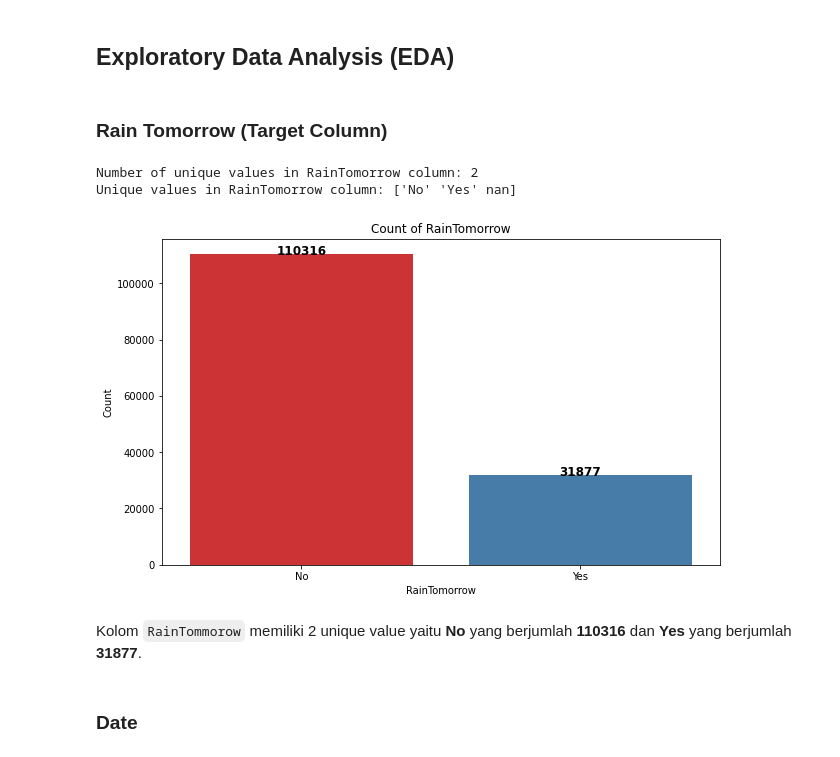
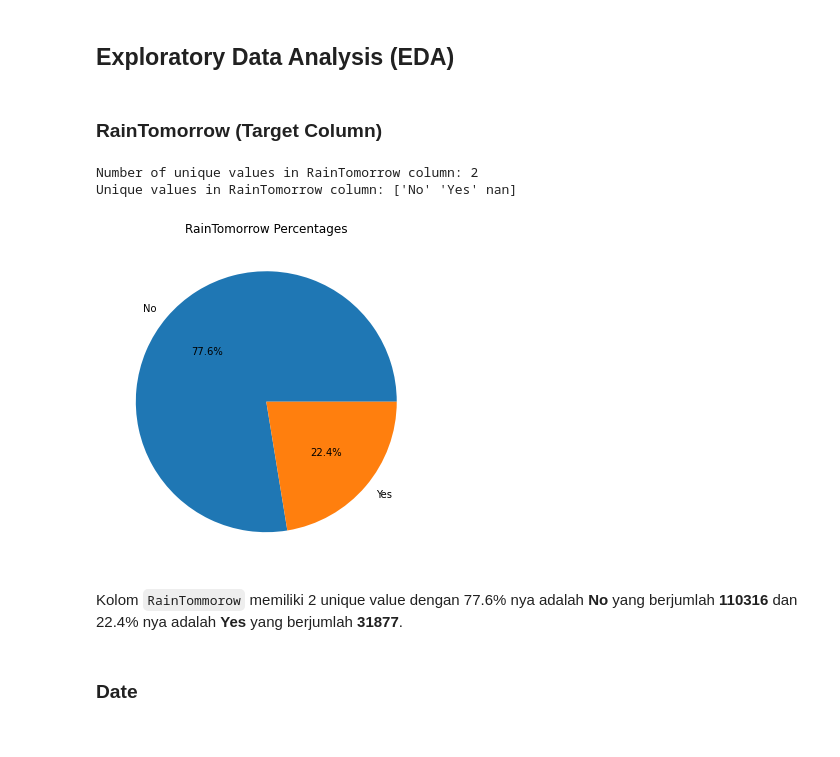
Before and after one commit to Penzragon/h8dsft_P1W1LGSVM, a Jupyter notebook: script.ipynb, the cells around one changed output. Saved outputs shown, nothing was run; the diff lists cells and outputs as text; code cells hidden in the pictures.

```diff
--- a/script.ipynb
+++ b/script.ipynb
@@ -206,30 +206,22 @@ Dapat dilihat sekarang kolom `Date` sudah bertipe data **datetime64[ns]**.
 # %% [markdown]
 ## Exploratory Data Analysis (EDA)
 # %% [markdown]
-### Rain Tomorrow (Target Column)
+### RainTomorrow (Target Column)
 # %%
 print(f'Number of unique values in RainTomorrow column: {weather.RainTomorrow.nunique()}')
 print(f'Unique values in RainTomorrow column: {weather.RainTomorrow.unique()}')
 # %% [output]
 Number of unique values in RainTomorrow column: 2
 Unique values in RainTomorrow column: ['No' 'Yes' nan]
-# %%
-plt.figure(figsize=(10, 6))
-fig = sns.countplot(x='RainTomorrow', data=weather, palette='Set1')
-for p in fig.patches:
-    height = p.get_height()
-    fig.text(p.get_x() + p.get_width() / 2.,
-             height,
-             f'{height}',
-             ha="center", fontsize=12, fontweight='bold')
-plt.title('Count of RainTomorrow')
-plt.xlabel('RainTomorrow')
-plt.ylabel('Count')
-plt.show()
-# %% [output]
-[figure, removed]
+# %%
+plt.figure(figsize=(10, 6))
+plt.pie(weather.groupby('RainTomorrow').size(), labels=weather.groupby('RainTomorrow').size().index, autopct='%1.1f%%')
+plt.title('RainTomorrow Percentages')
+plt.show()
+# %% [output]
+[figure, added]
 # %% [markdown]
-Kolom `RainTommorow` memiliki 2 unique value yaitu **No** yang berjumlah **110316** dan **Yes** yang berjumlah **31877**.
+Kolom `RainTommorow` memiliki 2 unique value dengan 77.6% nya adalah **No** yang berjumlah **110316** dan 22.4% nya adalah **Yes** yang berjumlah **31877**.
 # %% [markdown]
 ### Date
 # %%
```
Also changed, not shown: parts of 3 cells of this notebook.
